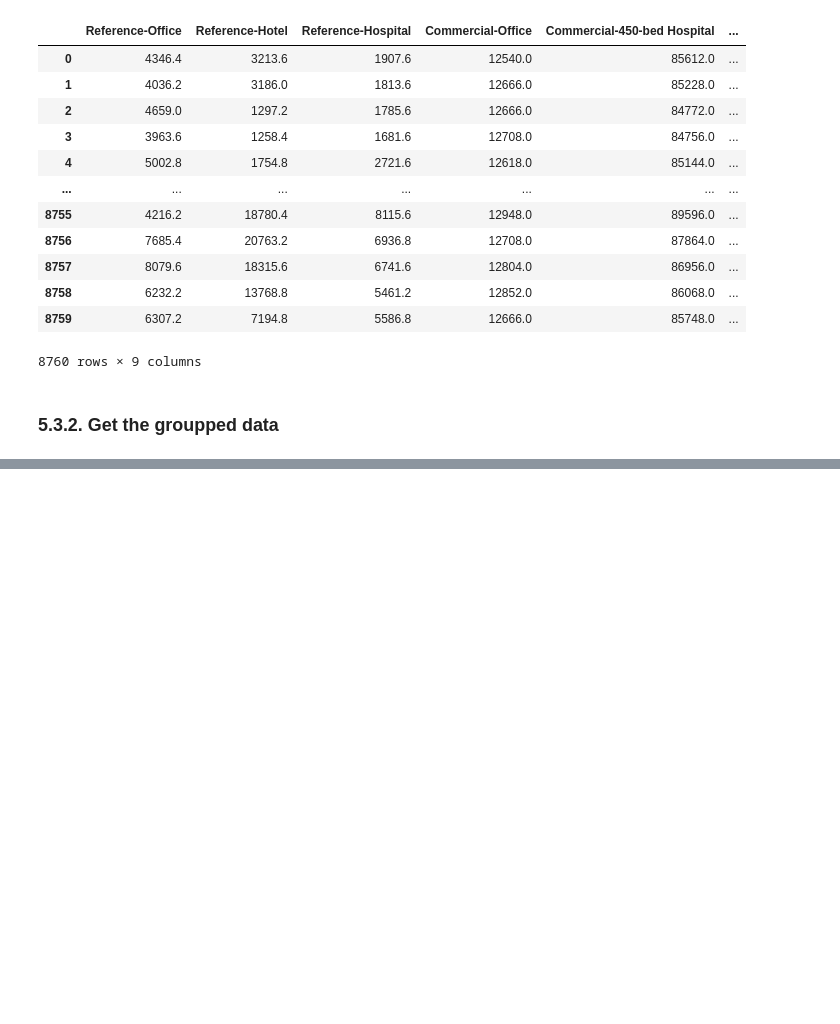
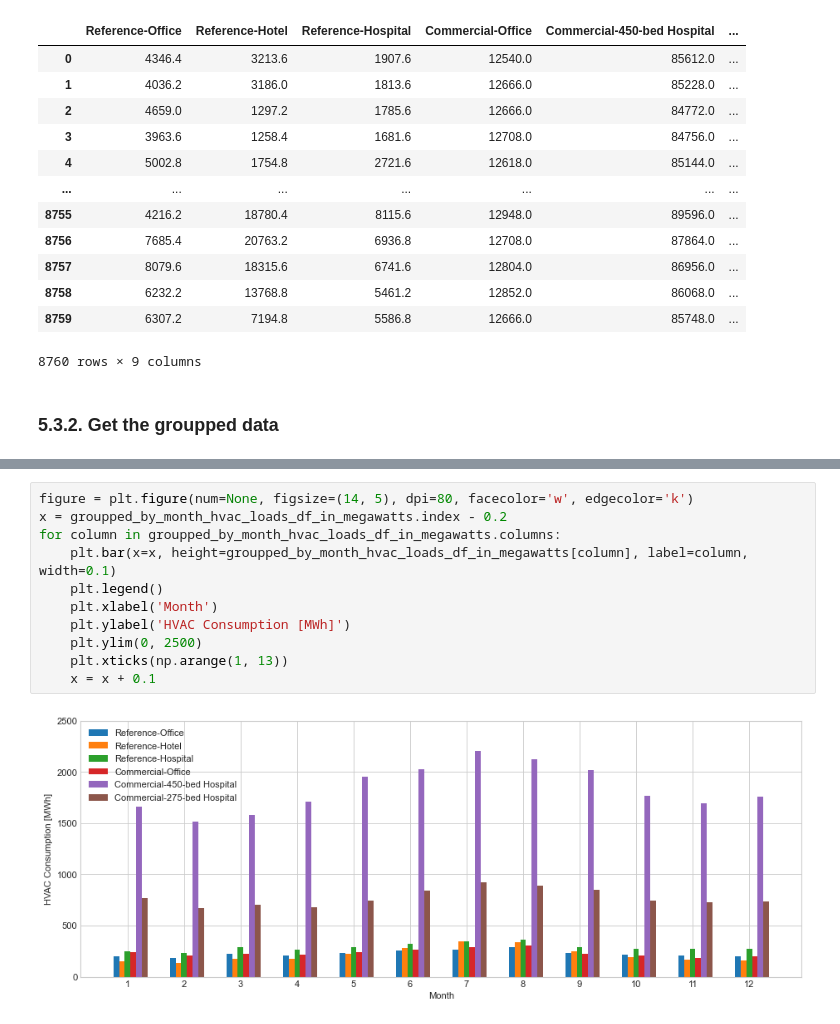
Before and after one commit to idloea/extended-open, a Jupyter notebook: notebooks/20230703-090301/analysis.ipynb, the cells around one changed output, grey strips where cells are left out. Cells and saved outputs as stored; diff of their text form; blank space fills up the shorter version.

```diff
--- a/notebooks/20230703-090301/analysis.ipynb
+++ b/notebooks/20230703-090301/analysis.ipynb
@@ -826,0 +832,13 @@ for column in groupped_by_month_electric_loads_df_in_kilowatts.columns:
+# %%
+figure = plt.figure(num=None, figsize=(14, 5), dpi=80, facecolor='w', edgecolor='k')
+x = groupped_by_month_hvac_loads_df_in_megawatts.index - 0.2
+for column in groupped_by_month_hvac_loads_df_in_megawatts.columns:
+    plt.bar(x=x, height=groupped_by_month_hvac_loads_df_in_megawatts[column], label=column, width=0.1)
+    plt.legend()
+    plt.xlabel('Month')
+    plt.ylabel('HVAC Consumption [MWh]')
+    plt.ylim(0, 2500)
+    plt.xticks(np.arange(1, 13))
+    x = x + 0.1
+# %% [output]
+[figure, added]
```
Also changed, not shown: parts of 4 cells of this notebook.
